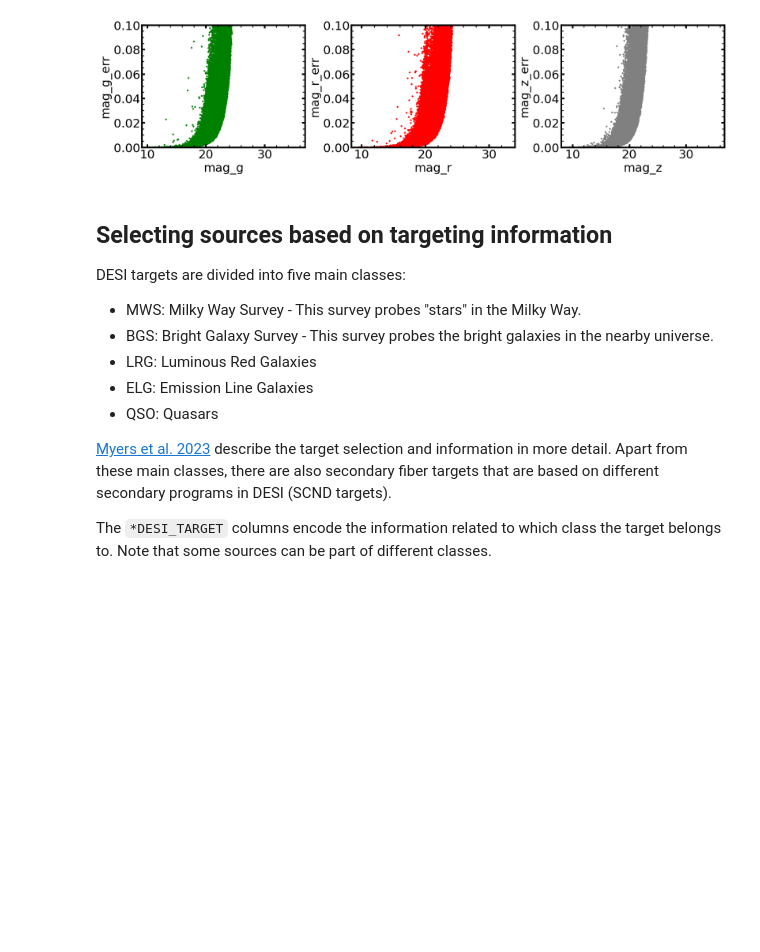
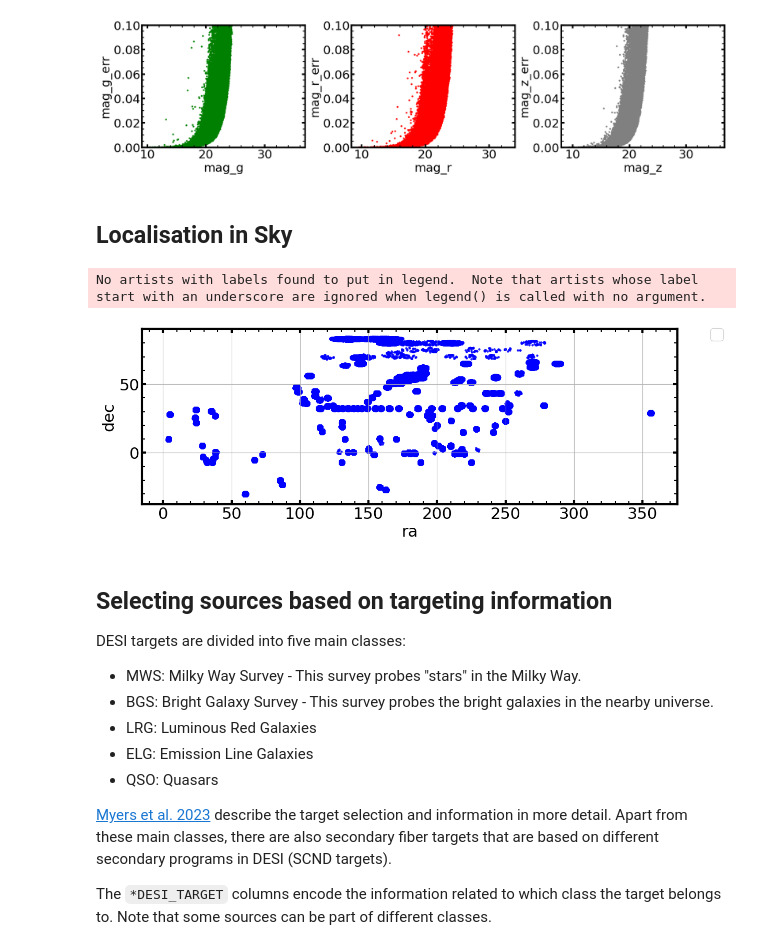
Before and after one commit to sylvielsstfr/DESIGetSpectra, a Jupyter notebook: docs/notebooks/astrodatalab/ExploreDESIGAL/01_DESI_EDR_forPZSedTemplates.ipynb, the cells around one changed output. Saved outputs shown, nothing was run; the diff lists cells and outputs as text; code cells hidden in the pictures; blank space fills up the shorter version.

```diff
--- a/docs/notebooks/astrodatalab/ExploreDESIGAL/01_DESI_EDR_forPZSedTemplates.ipynb
+++ b/docs/notebooks/astrodatalab/ExploreDESIGAL/01_DESI_EDR_forPZSedTemplates.ipynb
@@ -328,6 +358,16 @@ ax3.set_ylim(0,0.1)
 # %% [output]
 (0.0, 0.1)
 [figure]
+# %% [markdown]
+## Localisation in Sky
+# %%
+fig,ax = plt.subplots(1,1,figsize=(12,6),layout="constrained")
+df.plot.scatter(x="ra",y="dec",ax=ax,marker=".",color="b",alpha=0.8,grid=True)
+ax.legend(bbox_to_anchor=(1.1, 1.05))
+plt.gca().set_aspect('equal')
+# %% [output]
+No artists with labels found to put in legend.  Note that artists whose label start with an underscore are ignored when legend() is called with no argument.
+[figure, added]
 # %% [markdown]
 <a class="anchor" id="target_info"></a>
 ## Selecting sources based on targeting information
```
Also changed, not shown: parts of 32 cells of this notebook, 4 other files.
